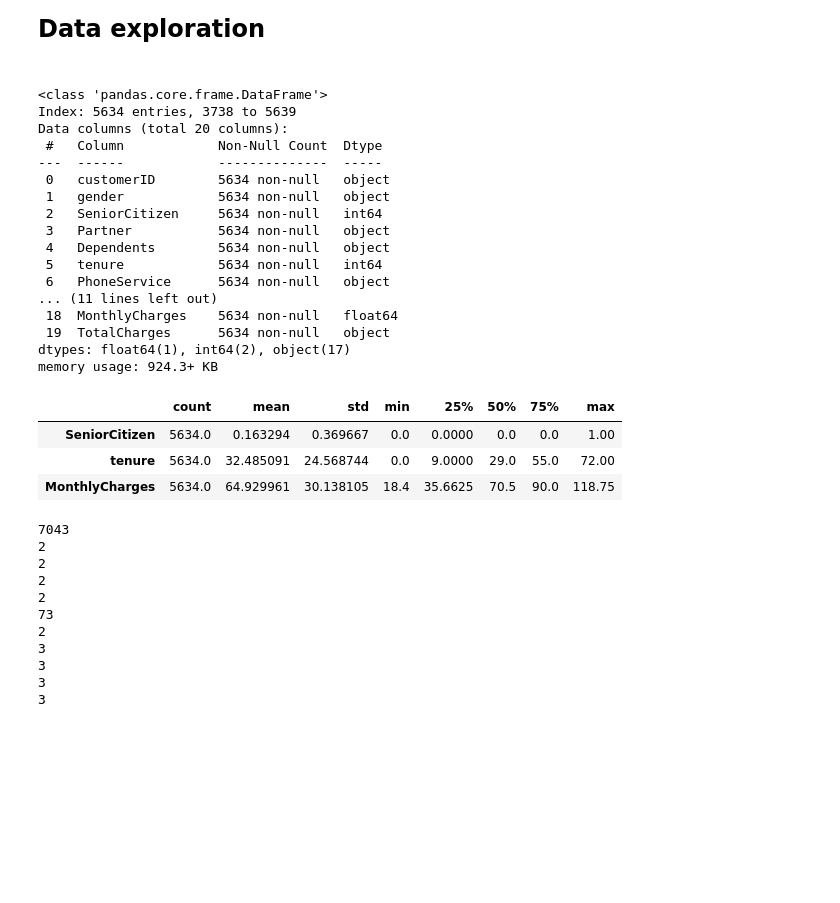
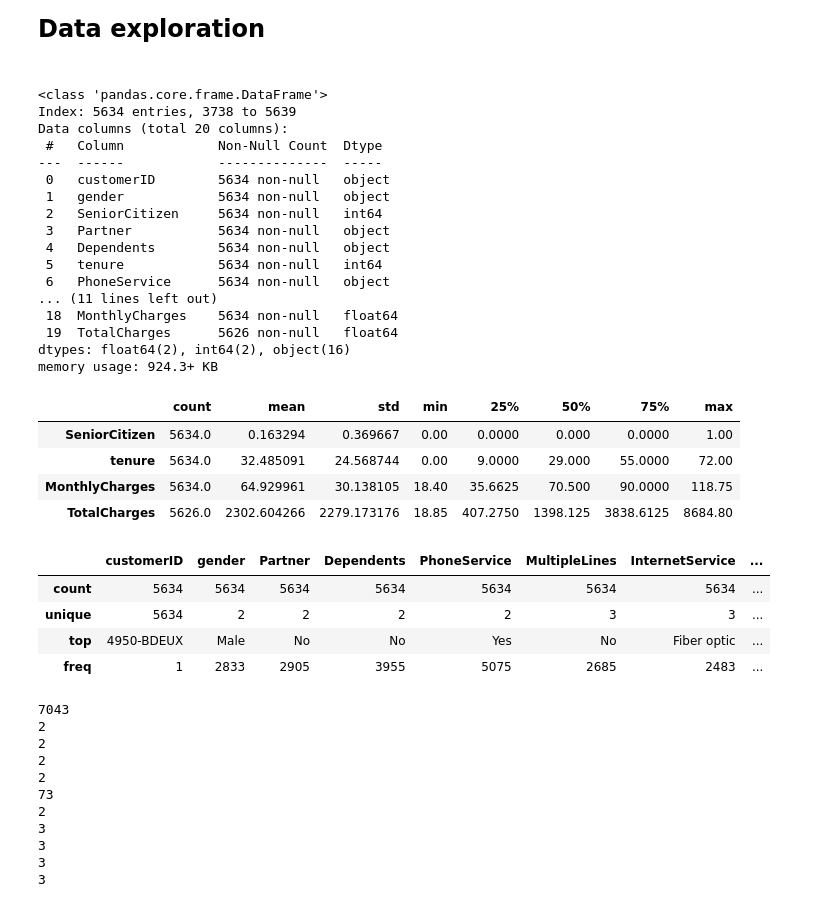
Before and after one commit to inesbchainho/machine_learning_feb2026, a Jupyter notebook: ML_Group16_Notebook.ipynb, the cells around one changed output. Drawn from its saved outputs; the diff is of its cells as text; code cells hidden in the pictures; blank space fills up the shorter version.

```diff
--- a/ML_Group16_Notebook.ipynb
+++ b/ML_Group16_Notebook.ipynb
@@ -69,30 +69,40 @@ x_train.head(3)
 # %% [markdown]
 <b><font size="5">Data exploration</font></b><br><br>
 # %%
+# Transform TotalCharges column to numerical variable
+x_train["TotalCharges"] = pd.to_numeric(x_train["TotalCharges"], errors='coerce')
+x_test["TotalCharges"] = pd.to_numeric(x_test["TotalCharges"], errors='coerce')
 x_train.info()
-x_train.describe().T
+display(x_train.describe().T)
+x_train.describe(include = 'O')
 # %% [output]
 <class 'pandas.core.frame.DataFrame'>
 Index: 5634 entries, 3738 to 5639
 Data columns (total 20 columns):
  #   Column            Non-Null Count  Dtype
 ---  ------            --------------  -----
  0   customerID        5634 non-null   object
  1   gender            5634 non-null   object
  2   SeniorCitizen     5634 non-null   int64
  3   Partner           5634 non-null   object
  4   Dependents        5634 non-null   object
  5   tenure            5634 non-null   int64
  6   PhoneService      5634 non-null   object
 ... (11 lines left out)
  18  MonthlyCharges    5634 non-null   float64
- 19  TotalCharges      5634 non-null   object
-dtypes: float64(1), int64(2), object(17)
+ 19  TotalCharges      5626 non-null   float64
+dtypes: float64(2), int64(2), object(16)
 memory usage: 924.3+ KB
 |  | count | mean | std | min | 25% | 50% | 75% | max |
-| SeniorCitizen | 5634.0 | 0.163294 | 0.369667 | 0.0 | 0.0000 | 0.0 | 0.0 | 1.00 |
-| tenure | 5634.0 | 32.485091 | 24.568744 | 0.0 | 9.0000 | 29.0 | 55.0 | 72.00 |
-| MonthlyCharges | 5634.0 | 64.929961 | 30.138105 | 18.4 | 35.6625 | 70.5 | 90.0 | 118.75 |
+| SeniorCitizen | 5634.0 | 0.163294 | 0.369667 | 0.00 | 0.0000 | 0.000 | 0.0000 | 1.00 |
+| tenure | 5634.0 | 32.485091 | 24.568744 | 0.00 | 9.0000 | 29.000 | 55.0000 | 72.00 |
+| MonthlyCharges | 5634.0 | 64.929961 | 30.138105 | 18.40 | 35.6625 | 70.500 | 90.0000 | 118.75 |
+| TotalCharges | 5626.0 | 2302.604266 | 2279.173176 | 18.85 | 407.2750 | 1398.125 | 3838.6125 | 8684.80 |
+|  | customerID | gender | Partner | Dependents | PhoneService | MultipleLines | InternetService | ... |
+| count | 5634 | 5634 | 5634 | 5634 | 5634 | 5634 | 5634 | ... |
+| unique | 5634 | 2 | 2 | 2 | 2 | 3 | 3 | ... |
+| top | 4950-BDEUX | Male | No | No | Yes | No | Fiber optic | ... |
+| freq | 1 | 2833 | 2905 | 3955 | 5075 | 2685 | 2483 | ... |
 # %%
 columns = ['customerID', 'gender', 'SeniorCitizen', 'Partner', 'Dependents',
        'tenure', 'PhoneService', 'MultipleLines', 'InternetService',
```
Also changed, not shown: parts of 1 cell of this notebook, 1 other file.
